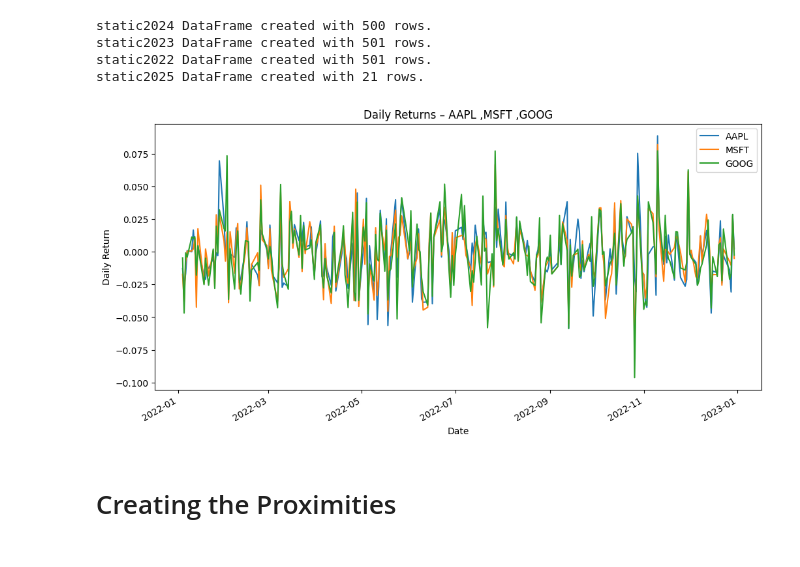
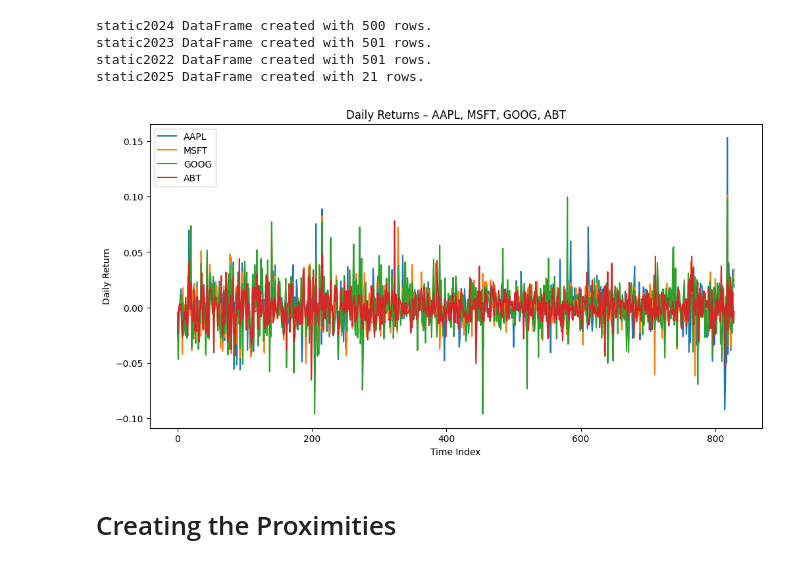
Before and after one commit to rustadadam/PF-GAP, a Jupyter notebook: experiments/stock_data.ipynb, the cells around one changed output. Drawn from its saved outputs; the diff is of its cells as text; code cells hidden in the pictures.

```diff
--- a/experiments/stock_data.ipynb
+++ b/experiments/stock_data.ipynb
@@ -23,6 +23,7 @@ from RDST.rdst import RDST_GAP
 # %%
 static_data = pd.read_csv("/yunity/arusty/PF-GAP/data/sp500_fundamentals_combined.csv")
 time_series = pd.read_csv("/yunity/arusty/PF-GAP/data/sp500_daily_returns_since_2022.csv")
+stock_data = pd.read_csv("/yunity/arusty/PF-GAP/data/Labeled_11-01-2024_GICS.csv")
 
 static_data.head()
 # %% [output]
@@ -34,7 +35,7 @@ static_data.head()
 | 4 | AOS | 2023 | 17.988981 | 5.003449 | 2.45474 | 0.301778 | 0.173185 | 12.132 | 1.552 | ... |
 # %%
 # drop row with index 0 and reset index
-time_series = time_series.drop(0).reset_index(drop=True)
+time_series = time_series.drop(0).reset_index(drop=True).drop(columns=['Date']).dropna(axis=1).T
 
 # show the first few rows
 time_series.head()
@@ -51,3 +59,10 @@ time_series.head()
+# %%
+# align sectors from stock_data to time_series rows and build labels list
+sector_map = stock_data.set_index('Symbol')['Sector']
+labels = sector_map.reindex(time_series.index).tolist()
+
+# optionally, attach sectors as a new column to time_series
+time_series['Sector'] = sector_map
 # %%
 # Split static_data into separate DataFrames by year
 for year in static_data['Year'].unique():
@@ -59,24 +74,23 @@ static2023 DataFrame created with 501 rows.
 static2022 DataFrame created with 501 rows.
 static2025 DataFrame created with 21 rows.
 # %%
-# Visualize a couple ticker time series
-def plot_ticker_returns(tickers, start_date=None, end_date=None):
-    # prepare a datetime‐indexed copy of the time_series
-    df = time_series.copy()
-    df['Date'] = pd.to_datetime(df['Date'])
-    df.set_index('Date', inplace=True)
-    data = df[tickers]
-    if start_date or end_date:
-        data = data.loc[start_date:end_date]
+def plot_ticker_returns(tickers):
+    # allow a single ticker string as input
+    if isinstance(tickers, str):
+        tickers = [tickers]
+    # select the rows and transpose so time is on the x‐axis
+    data = time_series.loc[tickers].T
+    data.columns = tickers
     data.plot(figsize=(12, 6))
-    plt.xlabel('Date')
+    plt.xlabel('Time Index')
     plt.ylabel('Daily Return')
-    plt.title(f"Daily Returns – {' ,'.join(tickers)}")
+    plt.title(f"Daily Returns – {', '.join(tickers)}")
     plt.legend()
     plt.show()
 
-plot_ticker_returns(['AAPL', 'MSFT', 'GOOG'], start_date='2022-01-01', end_date='2022-12-31')
+# example usage
+plot_ticker_returns(['AAPL', 'MSFT', 'GOOG', 'ABT'])
 # %% [output]
-[figure, old version]
+[figure, new version]
 # %% [markdown]
 # Creating the Proximities
```
Also changed, not shown: parts of 3 cells of this notebook, 1 other file.
